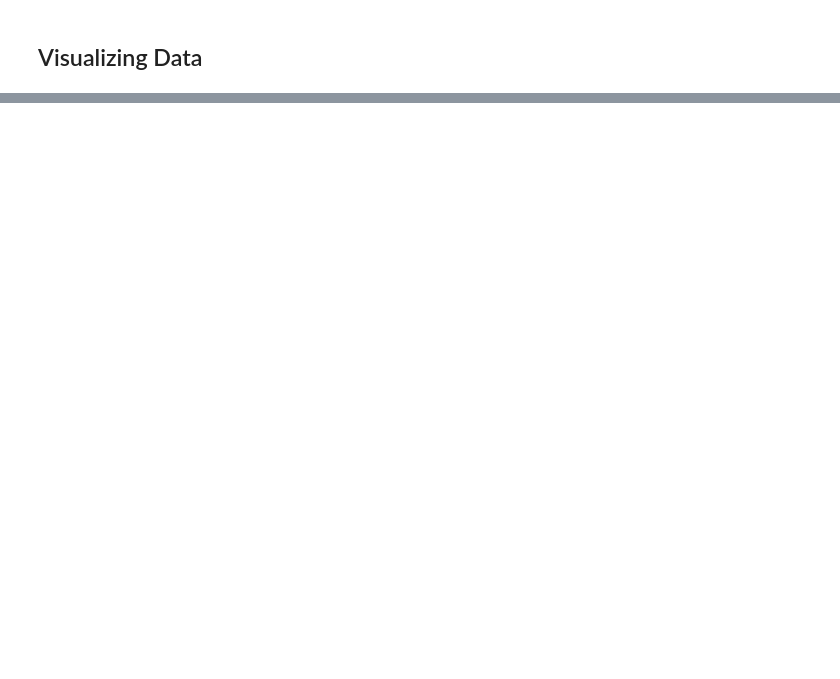
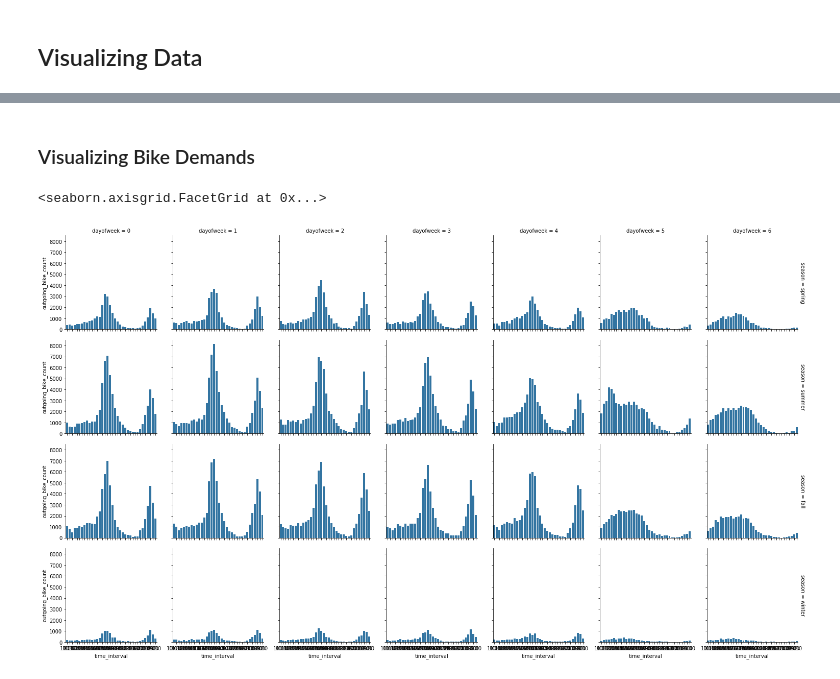
Before and after one commit to melaniezheng/citibike_rebalancing, a Jupyter notebook: Melanie's WD/EDA_melanie.ipynb, the cells around one changed output, grey strips where cells are left out. Cells and saved outputs as stored; diff of their text form; code cells hidden in the pictures; blank space fills up the shorter version.

```diff
--- a/Melanie's WD/EDA_melanie.ipynb
+++ b/Melanie's WD/EDA_melanie.ipynb
@@ -130,0 +199,19 @@ g.map(plt.hist, "starttime_hour", color="steelblue", bins=12)
+# %%
+temp=sample_new.groupby(['start station id','starttime_date','starttime_interval'])[['starttime']].count().reset_index()
+outgoingRides=pd.merge(temp,sample_new[['start station id','starttime_date','season','dayofweek']],on=['start station id','starttime_date'], how='left').rename(columns={"starttime": "outgoing_bike_count"})
+incomingRides=sample_new.groupby(['end station id','stoptime_date','stoptime_interval'])[['stoptime']].count().reset_index().rename(columns={'stoptime':'incoming_bike_count'})
+temp=pd.merge(outgoingRides,incomingRides, left_on=['start station id','starttime_date','starttime_interval'],
+        right_on = ['end station id','stoptime_date','stoptime_interval']).drop(columns=['end station id','stoptime_date','stoptime_interval']).\
+rename(columns={'start station id':'station_id','starttime_date':'date','starttime_interval':'time_interval'})
+df=temp.groupby(['station_id','time_interval','season','dayofweek']).sum()[['outgoing_bike_count','incoming_bike_count']].reset_index()
+# %%
+df.outgoing_bike_count.fillna(0, inplace=True)
+df.incoming_bike_count.fillna(0, inplace=True)
+# %% [markdown]
+### Visualizing Bike Demands
+# %%
+g=sns.FacetGrid(df.groupby(['time_interval','season','dayofweek']).sum()[['outgoing_bike_count']].reset_index(), row="season", col='dayofweek', margin_titles=True)
+g.map(sns.barplot,'time_interval', "outgoing_bike_count")
+# %% [output]
+<seaborn.axisgrid.FacetGrid at 0x...>
+[figure, added]
```
Also changed, not shown: parts of 27 cells of this notebook.
